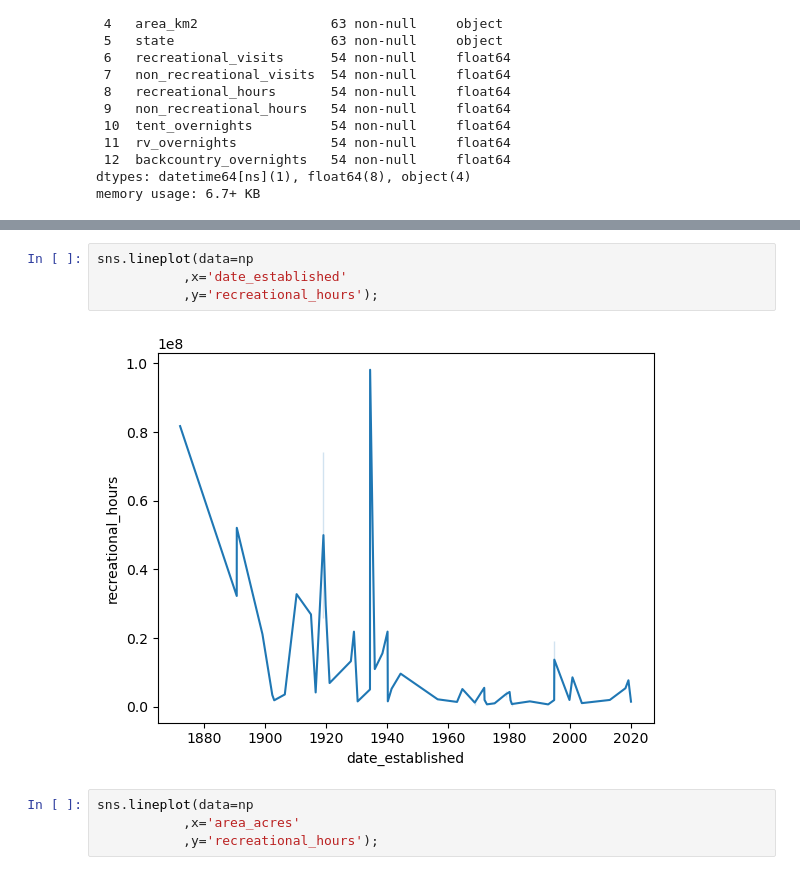
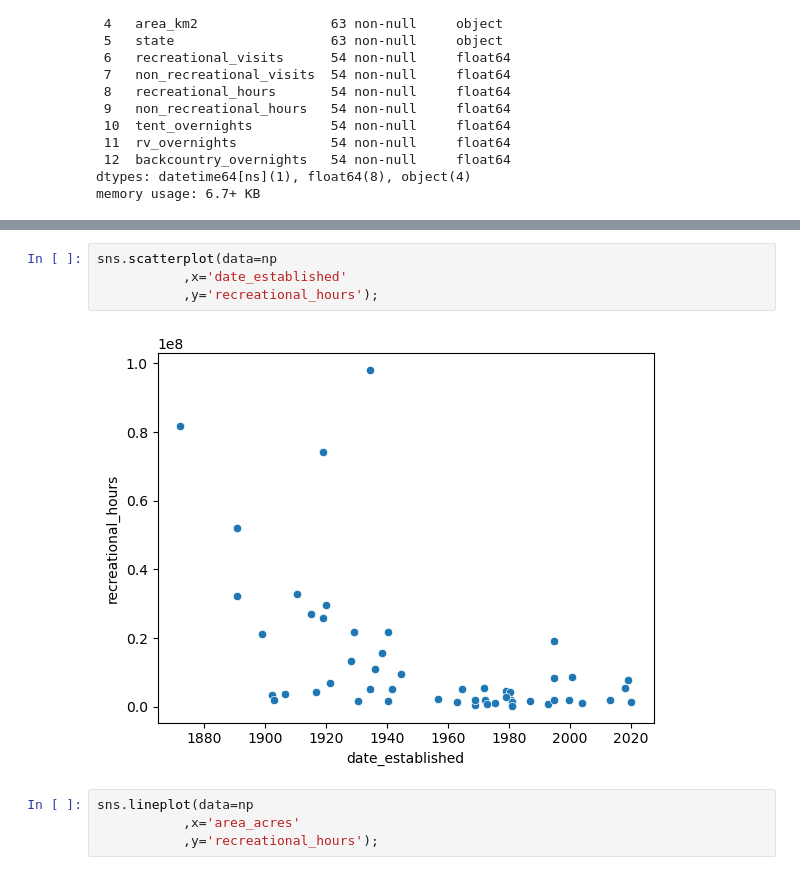
Before and after one commit to jaredjab/Capstone, a Jupyter notebook: scripts/np_eda.ipynb, the cells around one changed output, grey strips where cells are left out. Saved outputs shown, nothing was run; the diff lists cells and outputs as text.

```diff
--- a/scripts/np_eda.ipynb
+++ b/scripts/np_eda.ipynb
@@ -53,11 +53,11 @@ np.describe()
 | max | 2020-12-27 00:00:00 | 8.323146e+06 | 1.329765e+07 | 1.083200e+07 | 9.808363e+07 | ... |
 | std | NaN | 1.632137e+06 | 2.121811e+06 | 1.602846e+06 | 2.066317e+07 | ... |
 # %%
-sns.lineplot(data=np
+sns.scatterplot(data=np
            ,x='date_established'
            ,y='recreational_hours');
 # %% [output]
-[figure, old version]
+[figure, new version]
 # %%
 sns.lineplot(data=np
            ,x='area_acres'
```
Also changed, not shown: parts of 3 cells of this notebook, 3 other files.
